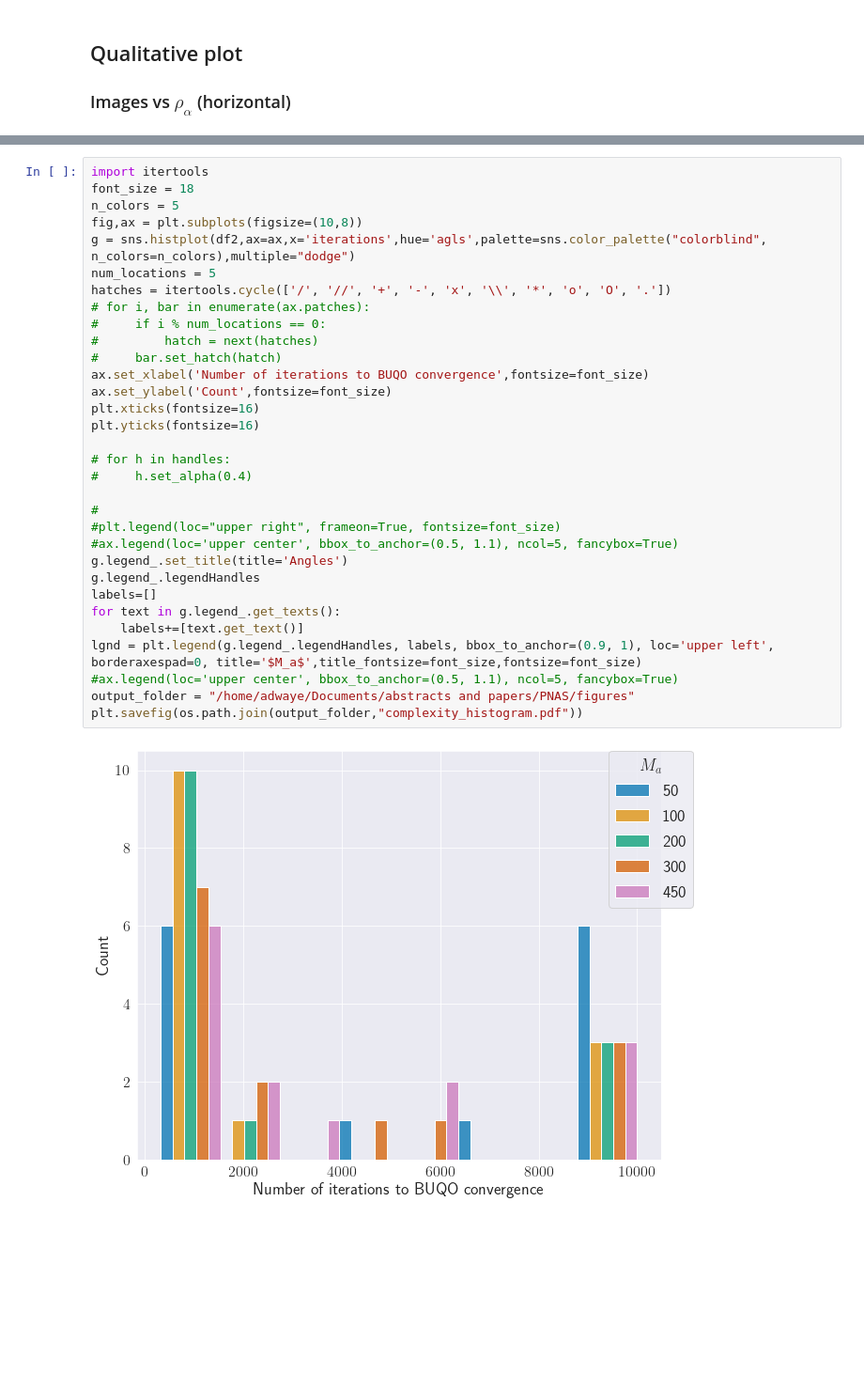
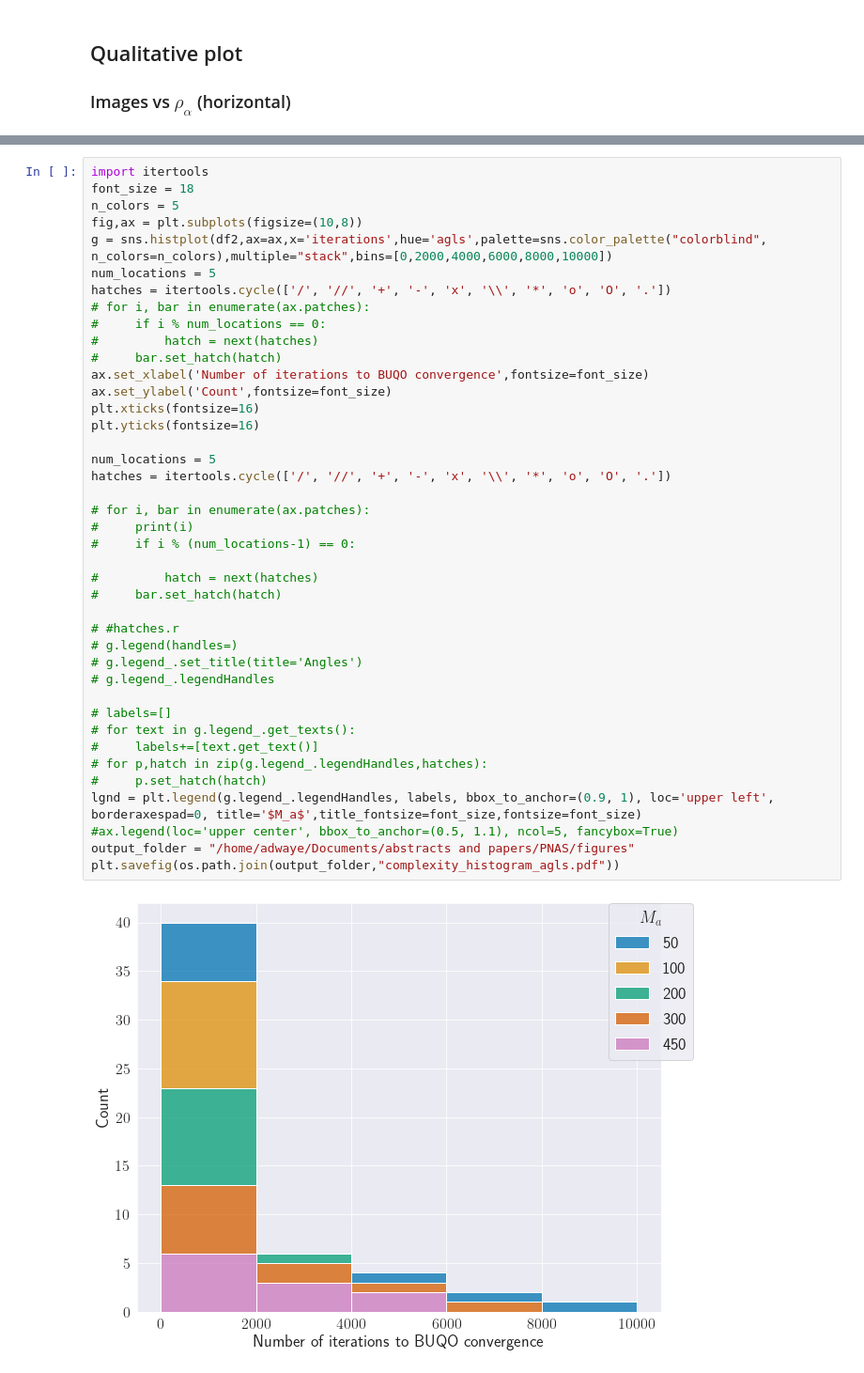
Before and after one commit to adwaye/test_ct, a Jupyter notebook: Experiments.ipynb, the cells around one changed output, grey strips where cells are left out. Shown at 94% size. Drawn from its saved outputs; the diff is of its cells as text; blank space fills up the shorter version.

```diff
--- a/Experiments.ipynb
+++ b/Experiments.ipynb
@@ -1734,34 +1555,43 @@ Int64Index([ 0,  1,  2,  3,  4,  5,  6,  7,  8,  9, 10, 11, 12, 13, 14, 15, 16,
 # %%
 import itertools
 font_size = 18
 n_colors = 5
 fig,ax = plt.subplots(figsize=(10,8))
-g = sns.histplot(df2,ax=ax,x='iterations',hue='agls',palette=sns.color_palette("colorblind", n_colors=n_colors),multiple="dodge")
+g = sns.histplot(df2,ax=ax,x='iterations',hue='agls',palette=sns.color_palette("colorblind", n_colors=n_colors),multiple="stack",bins=[0,2000,4000,6000,8000,10000])
 num_locations = 5
 hatches = itertools.cycle(['/', '//', '+', '-', 'x', '\\', '*', 'o', 'O', '.'])
 # for i, bar in enumerate(ax.patches):
 #     if i % num_locations == 0:
 #         hatch = next(hatches)
 #     bar.set_hatch(hatch)
 ax.set_xlabel('Number of iterations to BUQO convergence',fontsize=font_size)
 ax.set_ylabel('Count',fontsize=font_size)
 plt.xticks(fontsize=16)
 plt.yticks(fontsize=16)
 
-# for h in handles:
-#     h.set_alpha(0.4)
+num_locations = 5
+hatches = itertools.cycle(['/', '//', '+', '-', 'x', '\\', '*', 'o', 'O', '.'])
 
-#
-#plt.legend(loc="upper right", frameon=True, fontsize=font_size)
-#ax.legend(loc='upper center', bbox_to_anchor=(0.5, 1.1), ncol=5, fancybox=True)
-g.legend_.set_title(title='Angles')
-g.legend_.legendHandles
-labels=[]
-for text in g.legend_.get_texts():
-    labels+=[text.get_text()]
+# for i, bar in enumerate(ax.patches):
+#     print(i)
+#     if i % (num_locations-1) == 0:
+
+#         hatch = next(hatches)
+#     bar.set_hatch(hatch)
+
+# #hatches.r
+# g.legend(handles=)
+# g.legend_.set_title(title='Angles')
+# g.legend_.legendHandles
+
+# labels=[]
+# for text in g.legend_.get_texts():
+#     labels+=[text.get_text()]
+# for p,hatch in zip(g.legend_.legendHandles,hatches):
+#     p.set_hatch(hatch)
 lgnd = plt.legend(g.legend_.legendHandles, labels, bbox_to_anchor=(0.9, 1), loc='upper left', borderaxespad=0, title='$M_a$',title_fontsize=font_size,fontsize=font_size)
 #ax.legend(loc='upper center', bbox_to_anchor=(0.5, 1.1), ncol=5, fancybox=True)
 output_folder = "/home/adwaye/Documents/abstracts and papers/PNAS/figures"
-plt.savefig(os.path.join(output_folder,"complexity_histogram.pdf"))
+plt.savefig(os.path.join(output_folder,"complexity_histogram_agls.pdf"))
 # %% [output]
-[figure, old version]
+[figure, new version]
```
Also changed, not shown: parts of 23 cells of this notebook.
